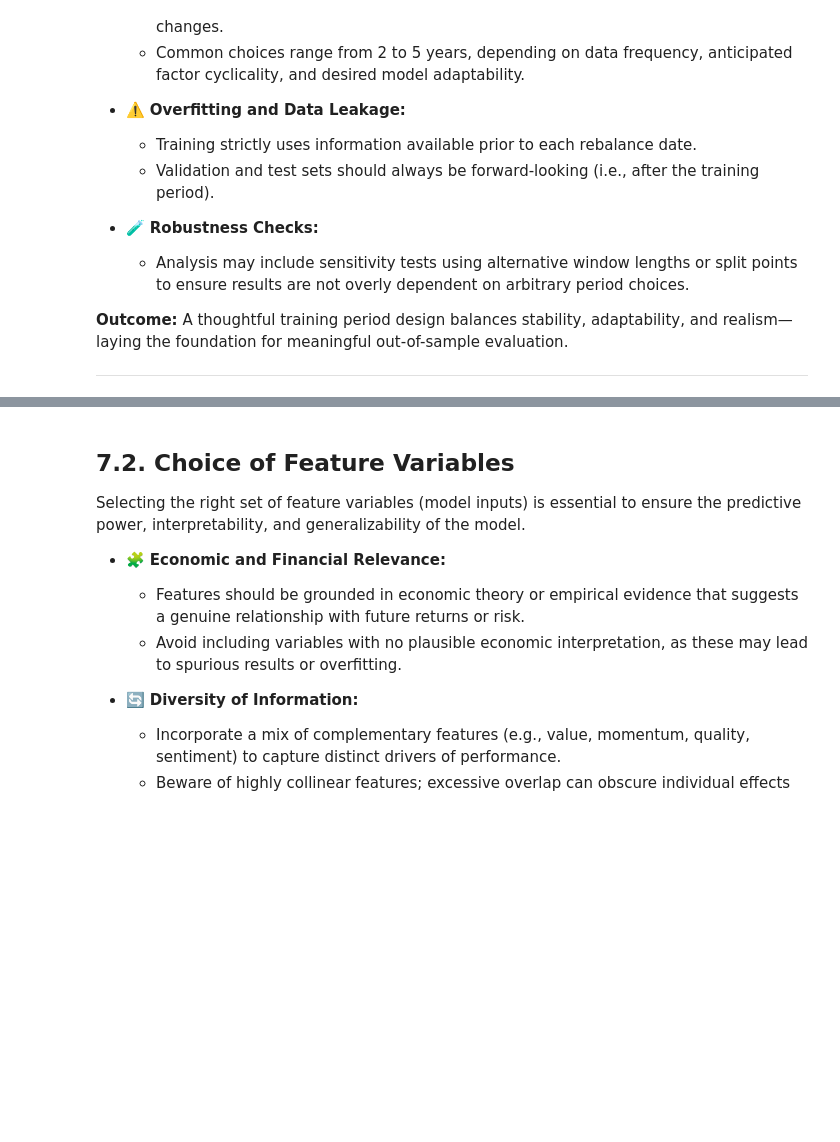
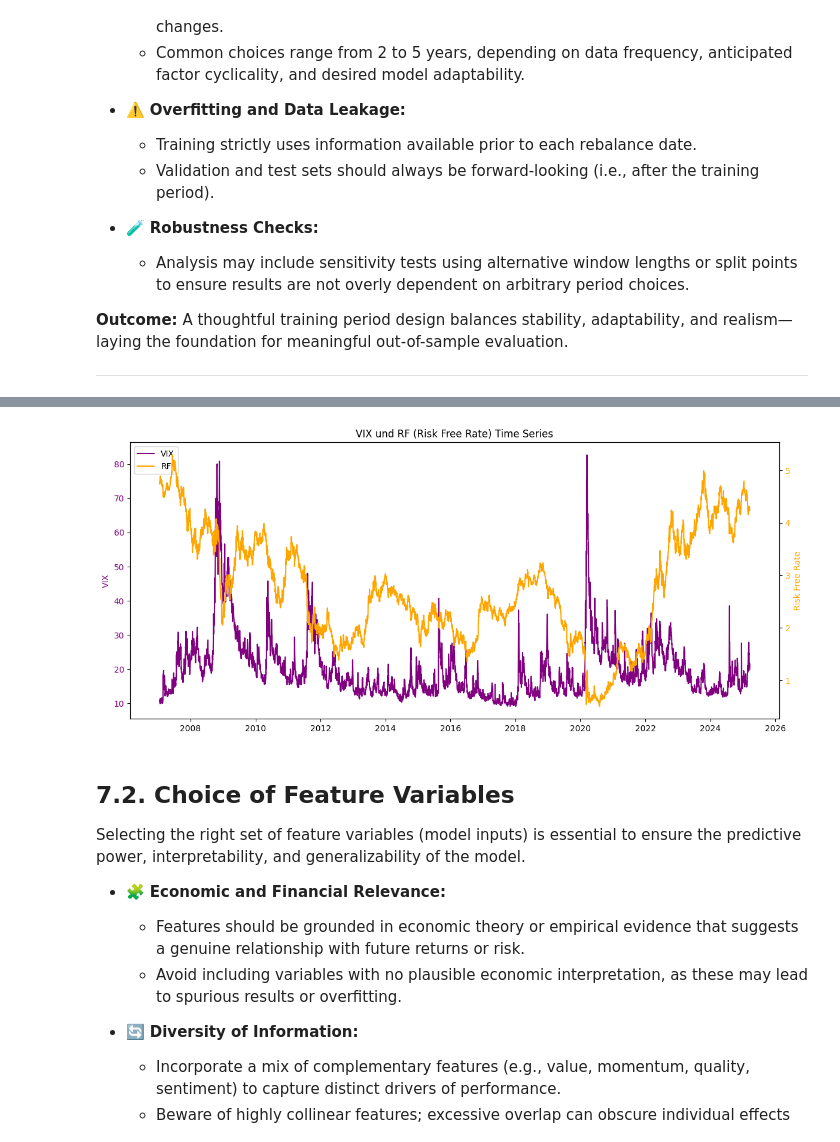
Before and after one commit to zinkjona/CPF_FINAL_PROJECT, a Jupyter notebook: ML_Multifactor.ipynb, the cells around one changed output, grey strips where cells are left out. Drawn from its saved outputs; the diff is of its cells as text; code cells hidden in the pictures; blank space fills up the shorter version.

```diff
--- a/ML_Multifactor.ipynb
+++ b/ML_Multifactor.ipynb
@@ -161,0 +199,5 @@ results = run_ml_backtests([dict(name="Descriptives")], params_)
+# %%
+for res in results:
+    display(res['GetStockScores'].rf_vix_fig)
+# %% [output]
+[figure, added]
```
Also changed, not shown: parts of 5 cells of this notebook, 1 other file.
